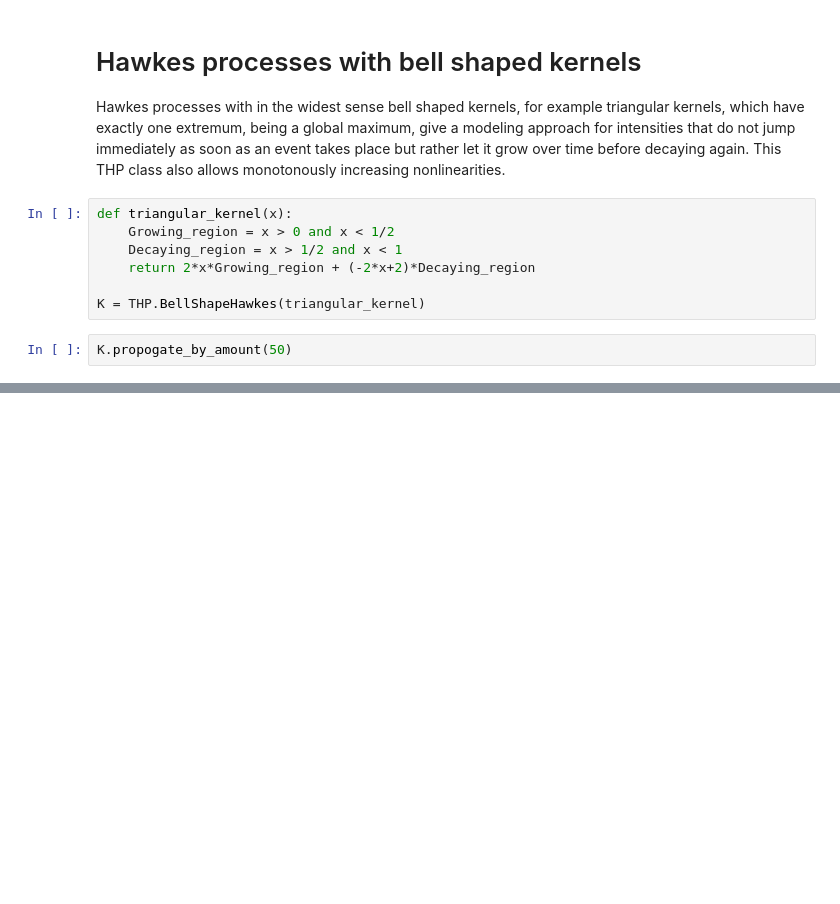
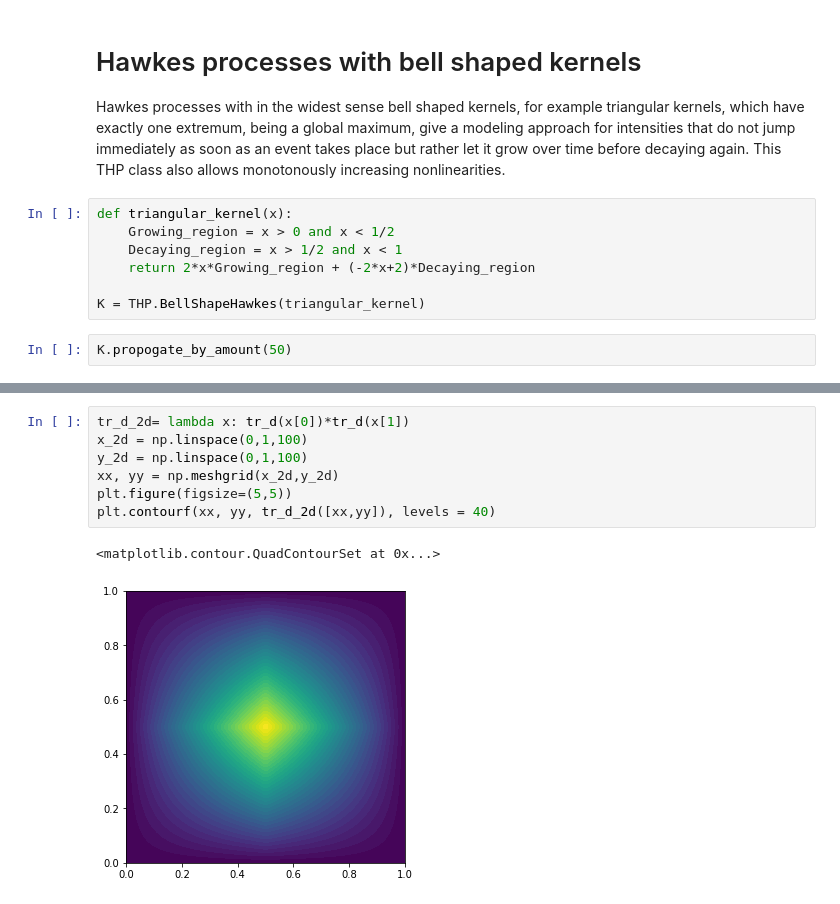
Before and after one commit to jeMATHfischer/TheHawkesPackage, a Jupyter notebook: Examples and Use.ipynb, the cells around one changed output, grey strips where cells are left out. Cells and saved outputs as stored; diff of their text form; blank space fills up the shorter version.

```diff
--- a/Examples and Use.ipynb
+++ b/Examples and Use.ipynb
@@ -66,0 +90,10 @@ plt.show()
+# %%
+tr_d_2d= lambda x: tr_d(x[0])*tr_d(x[1])
+x_2d = np.linspace(0,1,100)
+y_2d = np.linspace(0,1,100)
+xx, yy = np.meshgrid(x_2d,y_2d)
+plt.figure(figsize=(5,5))
+plt.contourf(xx, yy, tr_d_2d([xx,yy]), levels = 40)
+# %% [output]
+<matplotlib.contour.QuadContourSet at 0x...>
+[figure, added]
```
Also changed, not shown: parts of 12 cells of this notebook, 2 other files.
